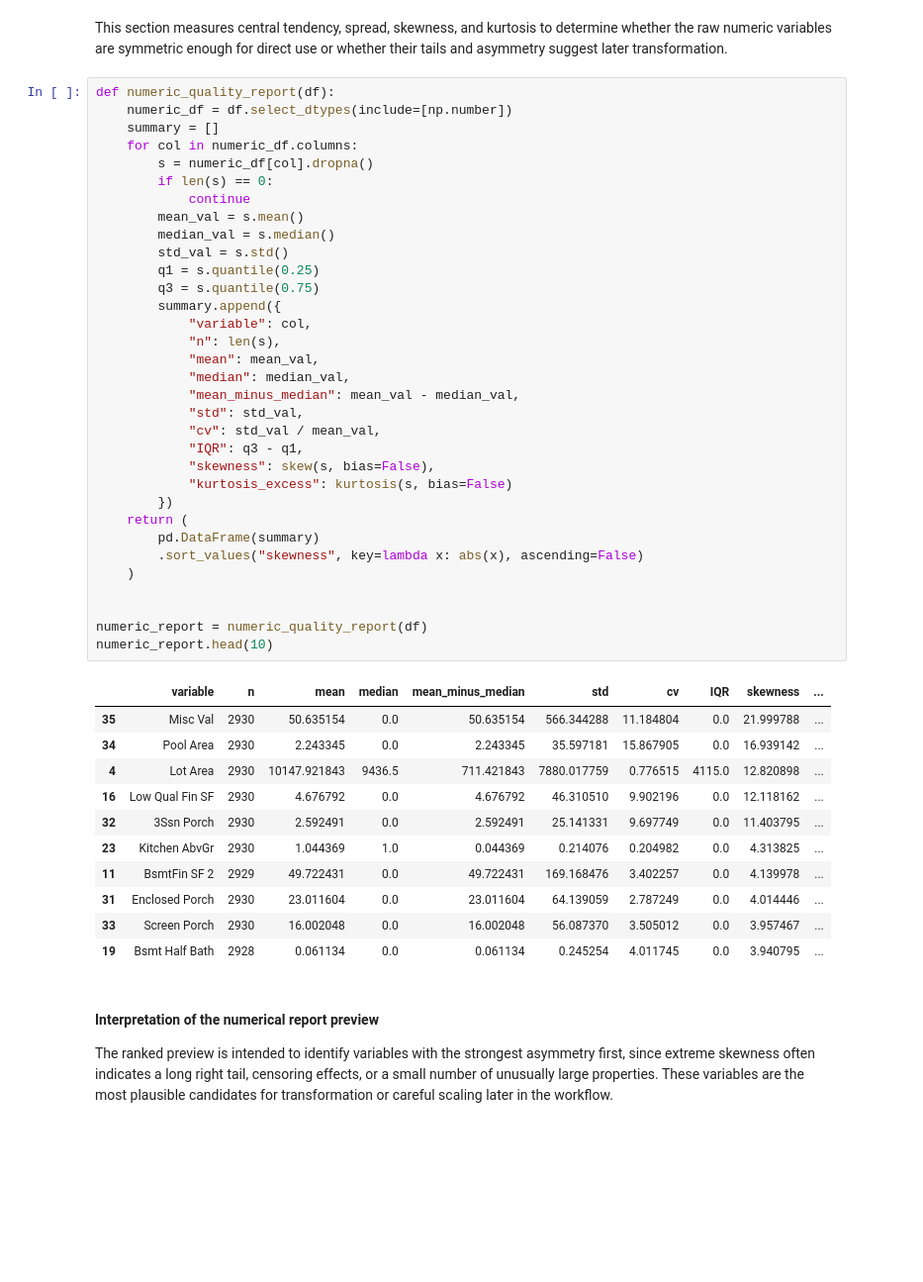
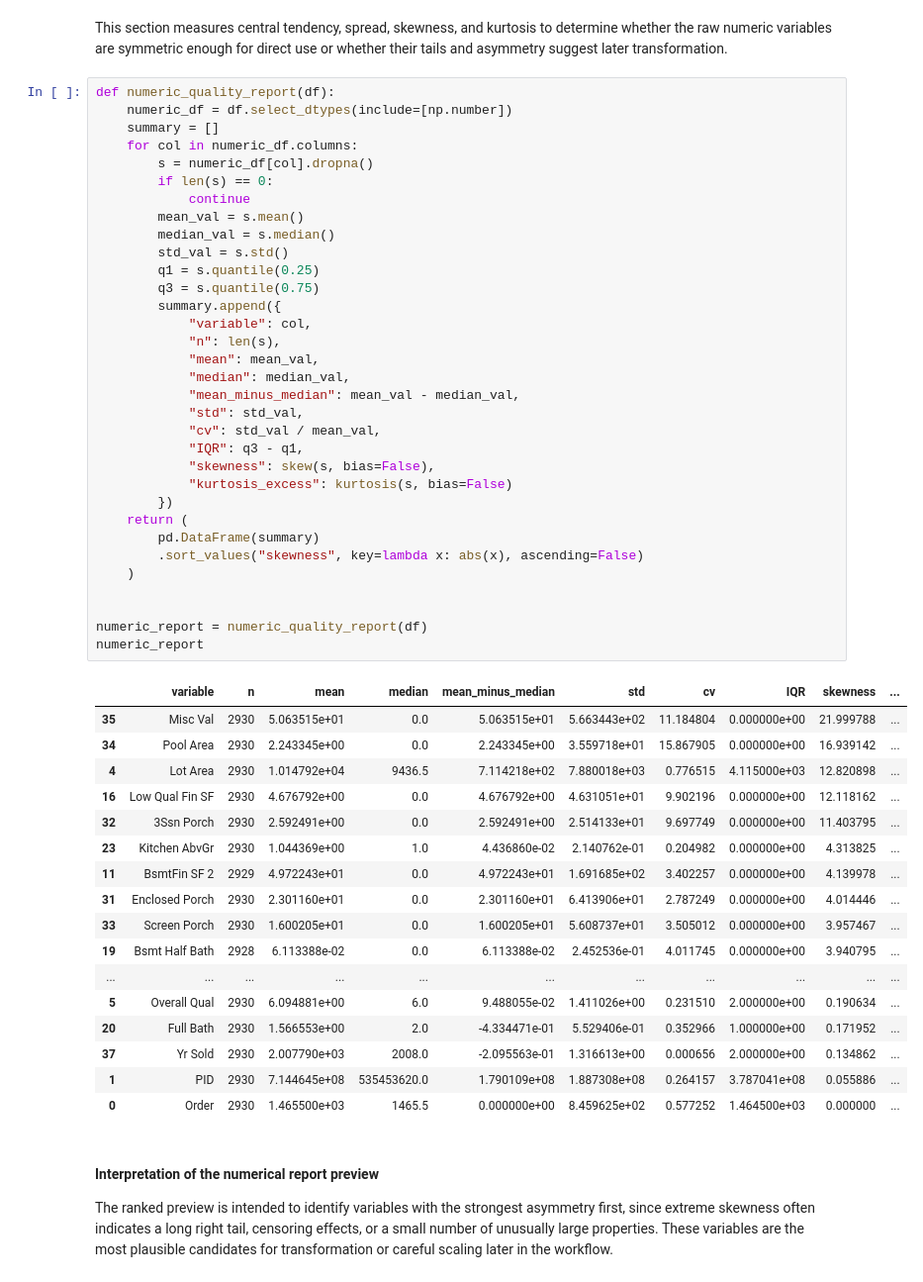
Before and after one commit to Uranarc/DataScienceAvancada, a Jupyter notebook: notebooks/01_eda.ipynb, the cells around one changed output. Shown at 99% size. Cells and saved outputs as stored; diff of their text form; blank space fills up the shorter version.

Commit message:
update numeric report formatting and execution timestamps in EDA notebook

```diff
--- a/notebooks/01_eda.ipynb
+++ b/notebooks/01_eda.ipynb
@@ -322,44 +322,50 @@ def numeric_quality_report(df):
     for col in numeric_df.columns:
         s = numeric_df[col].dropna()
         if len(s) == 0:
             continue
         mean_val = s.mean()
         median_val = s.median()
         std_val = s.std()
         q1 = s.quantile(0.25)
         q3 = s.quantile(0.75)
         summary.append({
             "variable": col,
             "n": len(s),
             "mean": mean_val,
             "median": median_val,
             "mean_minus_median": mean_val - median_val,
             "std": std_val,
             "cv": std_val / mean_val,
             "IQR": q3 - q1,
             "skewness": skew(s, bias=False),
             "kurtosis_excess": kurtosis(s, bias=False)
         })
     return (
         pd.DataFrame(summary)
         .sort_values("skewness", key=lambda x: abs(x), ascending=False)
     )
 
 
 numeric_report = numeric_quality_report(df)
-numeric_report.head(10)
+numeric_report
 # %% [output]
 |  | variable | n | mean | median | mean_minus_median | std | cv | IQR | skewness | ... |
-| 35 | Misc Val | 2930 | 50.635154 | 0.0 | 50.635154 | 566.344288 | 11.184804 | 0.0 | 21.999788 | ... |
-| 34 | Pool Area | 2930 | 2.243345 | 0.0 | 2.243345 | 35.597181 | 15.867905 | 0.0 | 16.939142 | ... |
-| 4 | Lot Area | 2930 | 10147.921843 | 9436.5 | 711.421843 | 7880.017759 | 0.776515 | 4115.0 | 12.820898 | ... |
-| 16 | Low Qual Fin SF | 2930 | 4.676792 | 0.0 | 4.676792 | 46.310510 | 9.902196 | 0.0 | 12.118162 | ... |
-| 32 | 3Ssn Porch | 2930 | 2.592491 | 0.0 | 2.592491 | 25.141331 | 9.697749 | 0.0 | 11.403795 | ... |
-| 23 | Kitchen AbvGr | 2930 | 1.044369 | 1.0 | 0.044369 | 0.214076 | 0.204982 | 0.0 | 4.313825 | ... |
-| 11 | BsmtFin SF 2 | 2929 | 49.722431 | 0.0 | 49.722431 | 169.168476 | 3.402257 | 0.0 | 4.139978 | ... |
-| 31 | Enclosed Porch | 2930 | 23.011604 | 0.0 | 23.011604 | 64.139059 | 2.787249 | 0.0 | 4.014446 | ... |
-| 33 | Screen Porch | 2930 | 16.002048 | 0.0 | 16.002048 | 56.087370 | 3.505012 | 0.0 | 3.957467 | ... |
-| 19 | Bsmt Half Bath | 2928 | 0.061134 | 0.0 | 0.061134 | 0.245254 | 4.011745 | 0.0 | 3.940795 | ... |
+| 35 | Misc Val | 2930 | 5.063515e+01 | 0.0 | 5.063515e+01 | 5.663443e+02 | 11.184804 | 0.000000e+00 | 21.999788 | ... |
+| 34 | Pool Area | 2930 | 2.243345e+00 | 0.0 | 2.243345e+00 | 3.559718e+01 | 15.867905 | 0.000000e+00 | 16.939142 | ... |
+| 4 | Lot Area | 2930 | 1.014792e+04 | 9436.5 | 7.114218e+02 | 7.880018e+03 | 0.776515 | 4.115000e+03 | 12.820898 | ... |
+| 16 | Low Qual Fin SF | 2930 | 4.676792e+00 | 0.0 | 4.676792e+00 | 4.631051e+01 | 9.902196 | 0.000000e+00 | 12.118162 | ... |
+| 32 | 3Ssn Porch | 2930 | 2.592491e+00 | 0.0 | 2.592491e+00 | 2.514133e+01 | 9.697749 | 0.000000e+00 | 11.403795 | ... |
+| 23 | Kitchen AbvGr | 2930 | 1.044369e+00 | 1.0 | 4.436860e-02 | 2.140762e-01 | 0.204982 | 0.000000e+00 | 4.313825 | ... |
+| 11 | BsmtFin SF 2 | 2929 | 4.972243e+01 | 0.0 | 4.972243e+01 | 1.691685e+02 | 3.402257 | 0.000000e+00 | 4.139978 | ... |
+| 31 | Enclosed Porch | 2930 | 2.301160e+01 | 0.0 | 2.301160e+01 | 6.413906e+01 | 2.787249 | 0.000000e+00 | 4.014446 | ... |
+| 33 | Screen Porch | 2930 | 1.600205e+01 | 0.0 | 1.600205e+01 | 5.608737e+01 | 3.505012 | 0.000000e+00 | 3.957467 | ... |
+| 19 | Bsmt Half Bath | 2928 | 6.113388e-02 | 0.0 | 6.113388e-02 | 2.452536e-01 | 4.011745 | 0.000000e+00 | 3.940795 | ... |
+| ... | ... | ... | ... | ... | ... | ... | ... | ... | ... | ... |
+| 5 | Overall Qual | 2930 | 6.094881e+00 | 6.0 | 9.488055e-02 | 1.411026e+00 | 0.231510 | 2.000000e+00 | 0.190634 | ... |
+| 20 | Full Bath | 2930 | 1.566553e+00 | 2.0 | -4.334471e-01 | 5.529406e-01 | 0.352966 | 1.000000e+00 | 0.171952 | ... |
+| 37 | Yr Sold | 2930 | 2.007790e+03 | 2008.0 | -2.095563e-01 | 1.316613e+00 | 0.000656 | 2.000000e+00 | 0.134862 | ... |
+| 1 | PID | 2930 | 7.144645e+08 | 535453620.0 | 1.790109e+08 | 1.887308e+08 | 0.264157 | 3.787041e+08 | 0.055886 | ... |
+| 0 | Order | 2930 | 1.465500e+03 | 1465.5 | 0.000000e+00 | 8.459625e+02 | 0.577252 | 1.464500e+03 | 0.000000 | ... |
 # %% [markdown]
 #### Interpretation of the numerical report preview
 The ranked preview is intended to identify variables with the strongest asymmetry first, since extreme skewness often indicates a long right tail, censoring effects, or a small number of unusually large properties. These variables are the most plausible candidates for transformation or careful scaling later in the workflow.
```
